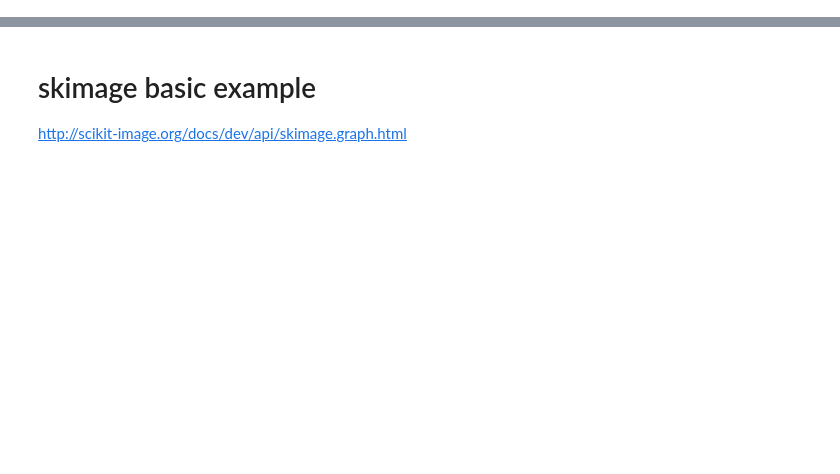
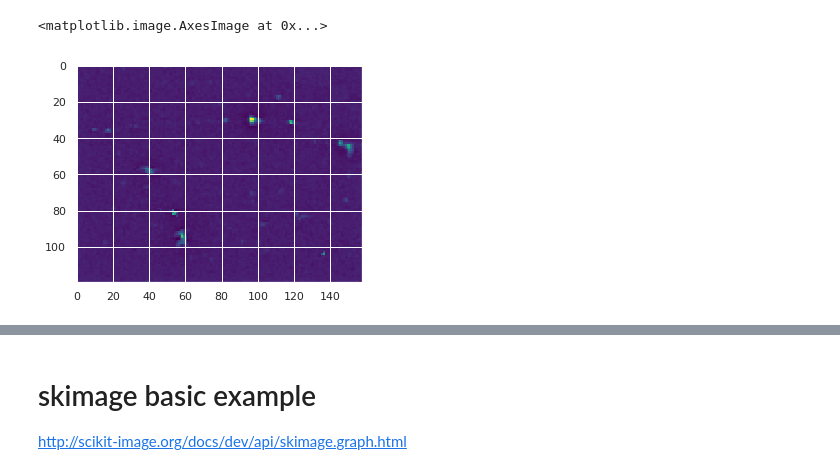
Before and after one commit to carderne/gridfinder, a Jupyter notebook: gridfinder.ipynb, the cells around one changed output, grey strips where cells are left out. Cells and saved outputs as stored; diff of their text form; code cells hidden in the pictures; blank space fills up the shorter version.

```diff
--- a/gridfinder.ipynb
+++ b/gridfinder.ipynb
@@ -24,0 +55,5 @@ from gridfinder import gridfinder as gf
+# %%
+plt.imshow(ntl_filtered, cmap='viridis')
+# %% [output]
+<matplotlib.image.AxesImage at 0x...>
+[figure, added]
```
Also changed, not shown: parts of 44 cells of this notebook, 4 other files.
